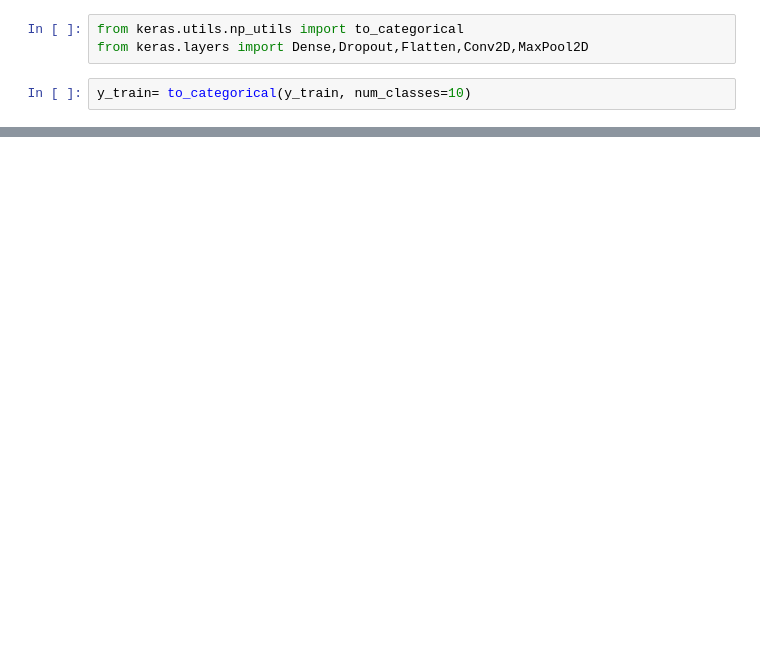
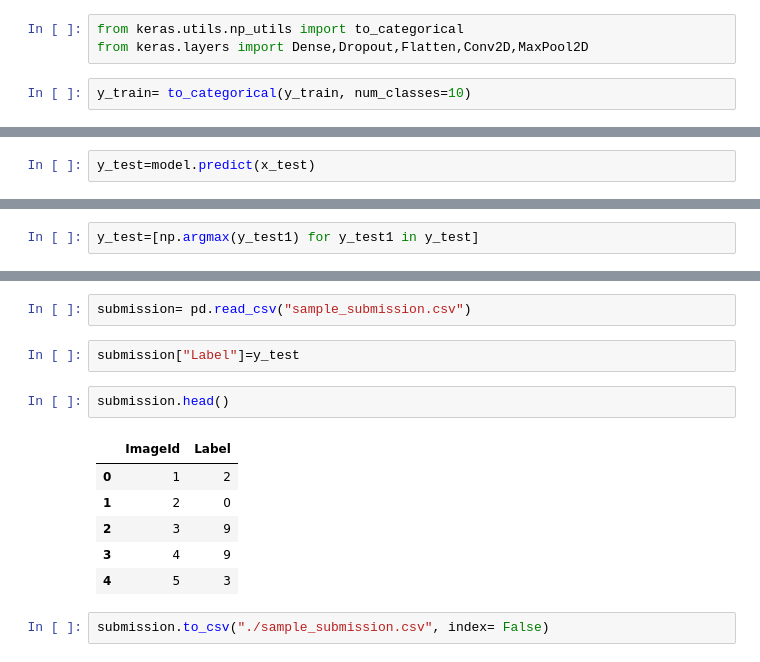
Before and after one commit to goksuturac/DigitRecognizer, a Jupyter notebook: digit_recognizer.ipynb, the cells around one changed output, grey strips where cells are left out. Saved outputs shown, nothing was run; the diff lists cells and outputs as text; blank space fills up the shorter version.

```diff
--- a/digit_recognizer.ipynb
+++ b/digit_recognizer.ipynb
@@ -125,0 +177,2 @@ array([[[0.        ],
+# %%
+y_test=model.predict(x_test)
@@ -125,0 +192,2 @@ array([[[0.        ],
+# %%
+y_test=[np.argmax(y_test1) for y_test1 in y_test]
@@ -125,0 +198,15 @@ array([[[0.        ],
+# %%
+submission= pd.read_csv("sample_submission.csv")
+# %%
+submission["Label"]=y_test
+# %%
+submission.head()
+# %% [output]
+|  | ImageId | Label |
+| 0 | 1 | 2 |
+| 1 | 2 | 0 |
+| 2 | 3 | 9 |
+| 3 | 4 | 9 |
+| 4 | 5 | 3 |
+# %%
+submission.to_csv("./sample_submission.csv", index= False)
```
Also changed, not shown: parts of 20 cells of this notebook.
